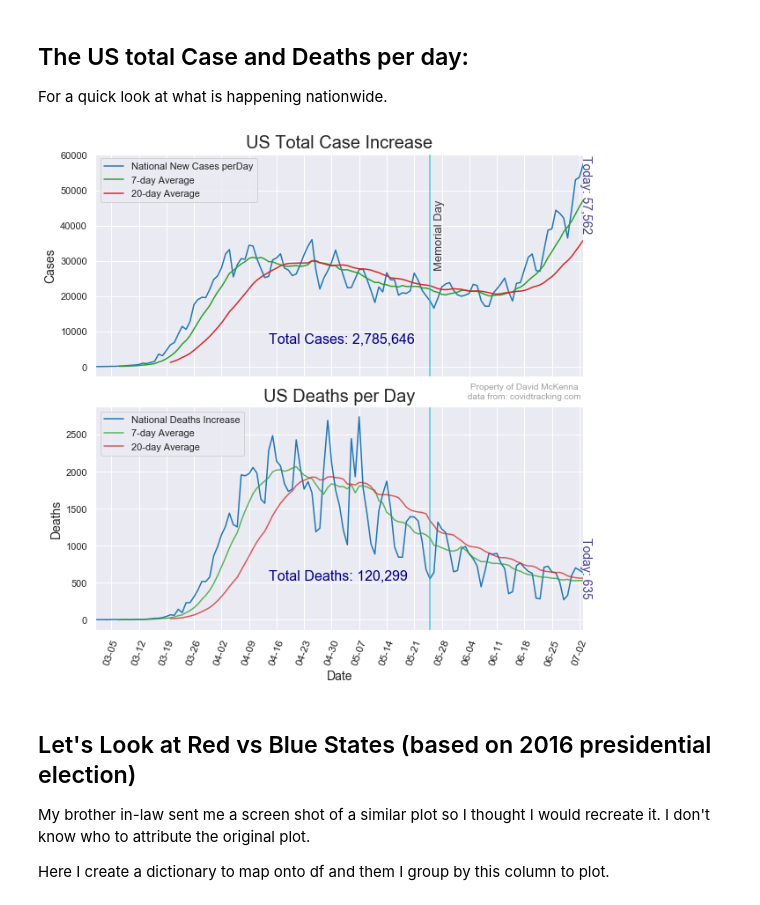
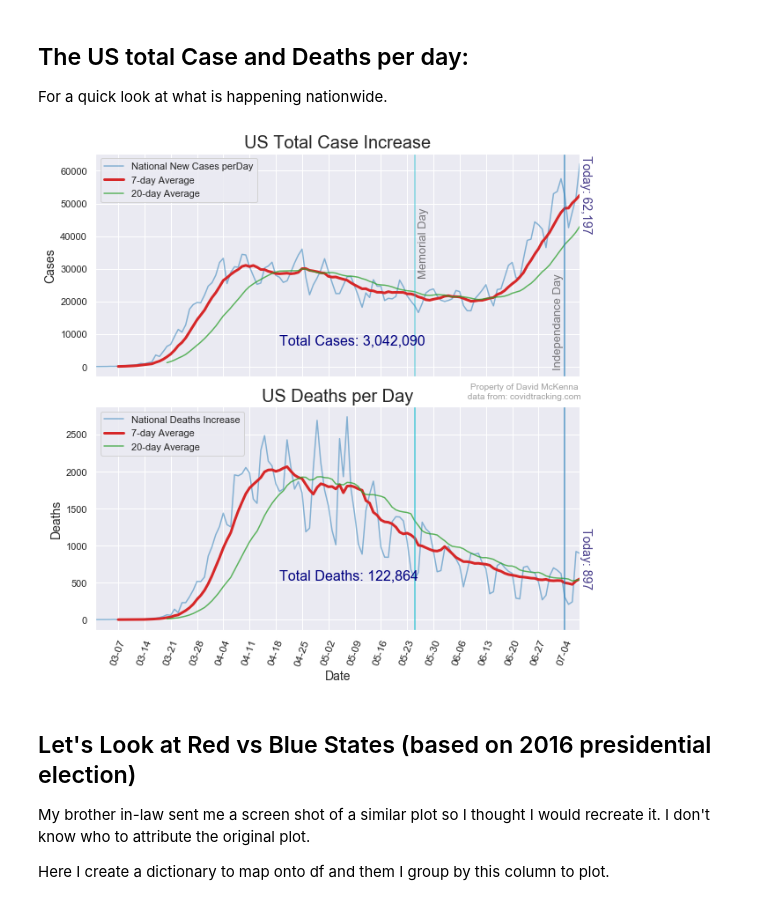
Before and after one commit to Stripling07/UT_COVID, a Jupyter notebook: COVID-19 Project.ipynb, the cells around one changed output. Saved outputs shown, nothing was run; the diff lists cells and outputs as text; code cells hidden in the pictures.

```diff
--- a/COVID-19 Project.ipynb
+++ b/COVID-19 Project.ipynb
@@ -181,16 +181,20 @@ fig.text(0.96,0.515, 'Property of David McKenna \n data from: covidtracking.com'
          fontsize=10, color='gray',
          ha='right', va='bottom', alpha=0.75)
 df.groupby('date')['positiveIncrease'].sum().plot(ax=ax[0],label='National New Cases perDay',
-                                                        color='tab:blue')
+                                                        color='tab:blue',alpha=0.5)
 df.groupby('date')['positiveIncrease'].sum().rolling(7).mean().plot(ax=ax[0],label='7-day Average',
-                                                                           color='tab:green')
+                                                                    color='tab:red',linewidth=3)
 df.groupby('date')['positiveIncrease'].sum().rolling(20).mean().plot(ax=ax[0],label='20-day Average',
-                                                                           color='tab:red')
+                                                                    color='tab:green',alpha=0.75)
 
 ax[0].axvline(x='2020-05-25',
-              color='tab:cyan', linewidth=1.5, alpha=0.75)
+              color='tab:cyan', linewidth=1.5, alpha=0.5)
 ax[0].annotate('Memorial Day', ('2020-05-26'  ,28000),
-               color='black',rotation=90,fontsize=13,alpha=0.75)
+               color='black',rotation=90,fontsize=13,alpha=0.5)
+ax[0].axvline(x='2020-07-04',
+              color='tab:blue', linewidth=1.5, alpha=0.75)
+ax[0].annotate('Independance Day', ('2020-07-01'  ,0),
+               color='black',rotation=90,fontsize=13,alpha=0.5)
 date_form = DateFormatter("%m-%d")
 ax[0].xaxis.set_major_formatter(date_form)
 ax[0].annotate('Total Cases: {}'.format(place_value(total_case)),(x_loc,y_loc_c), fontsize = 16,color='navy')
@@ -199,42 +203,43 @@ ax[0].xaxis.set_major_locator(mdates.DayLocator(interval=interval))
 ax[0].legend(loc='upper left')
 ax[0].set_title('US Total Case Increase', fontdict={'fontsize':20})
 ax[0].annotate('Today: {}'.format(place_value(value_today_case)),
-               (today - pd.DateOffset(1),value_today_case/1.5),
+               (today ,value_today_case/1.5),
                  rotation=270,color='darkslateblue',fontsize=14)
 ax[0].set_xticklabels(ax[0].get_xticklabels(),rotation=30)
 ax[0].set_ylabel('Cases', fontdict={'fontsize':14})
 
 
 
 
 
-df.groupby('date')['deathIncrease'].sum().plot(ax=ax[1],label='National Deaths Increase',color='tab:blue')
+df.groupby('date')['deathIncrease'].sum().plot(ax=ax[1],label='National Deaths Increase',color='tab:blue',alpha=.5)
 df.groupby('date')['deathIncrease'].sum().rolling(7).mean().plot(ax=ax[1],label='7-day Average',
-                                                                           color='tab:green',alpha=0.75)
+                                                                color='tab:red',linewidth=3)
 df.groupby('date')['deathIncrease'].sum().rolling(20).mean().plot(ax=ax[1],label='20-day Average',
-                                                                  color='tab:red',alpha=0.75)
+                                                                  color='tab:green',alpha=0.75)
 
 ax[1].xaxis.set_major_formatter(date_form)
 
 # Ensure a major tick for each week using (interval=_)
 ax[1].xaxis.set_major_locator(mdates.DayLocator(interval=interval))
 ax[1].annotate('Today: {}'.format(place_value(value_today_death)),
-               (today - pd.DateOffset(1),value_today_death/2),
+               (today ,value_today_death/2),
                  rotation=270,color='darkslateblue',fontsize=14)
 ax[1].axvline(x='2020-05-25', color='tab:cyan', linewidth=1.5, alpha=0.75)
+ax[1].axvline(x='2020-07-04', color='tab:blue', linewidth=1.5, alpha=0.75)
 ax[1].annotate('Total Deaths: {}'.format(place_value(total_death)),(x_loc,y_loc_d), fontsize = 16,color='navy')
 ax[1].legend(loc='upper left')
 
 ax[1].set_title('US Deaths per Day', fontdict={'fontsize':20})
 plt.setp(ax[1].xaxis.get_majorticklabels(), rotation=70,fontsize=12 )
 ax[1].set_ylabel('Deaths', fontdict={'fontsize':14})
 ax[1].set_xlabel('Date', fontdict={'fontsize':14})
 
 fig = plt.tight_layout()
 plt.savefig('national.png')
 plt.show()
 # %% [output]
-[figure, old version]
+[figure, new version]
 # %% [markdown]
 ## Let's Look at Red vs Blue States (based on 2016 presidential election)
 
```
Also changed, not shown: parts of 19 cells of this notebook, 4 other files.
